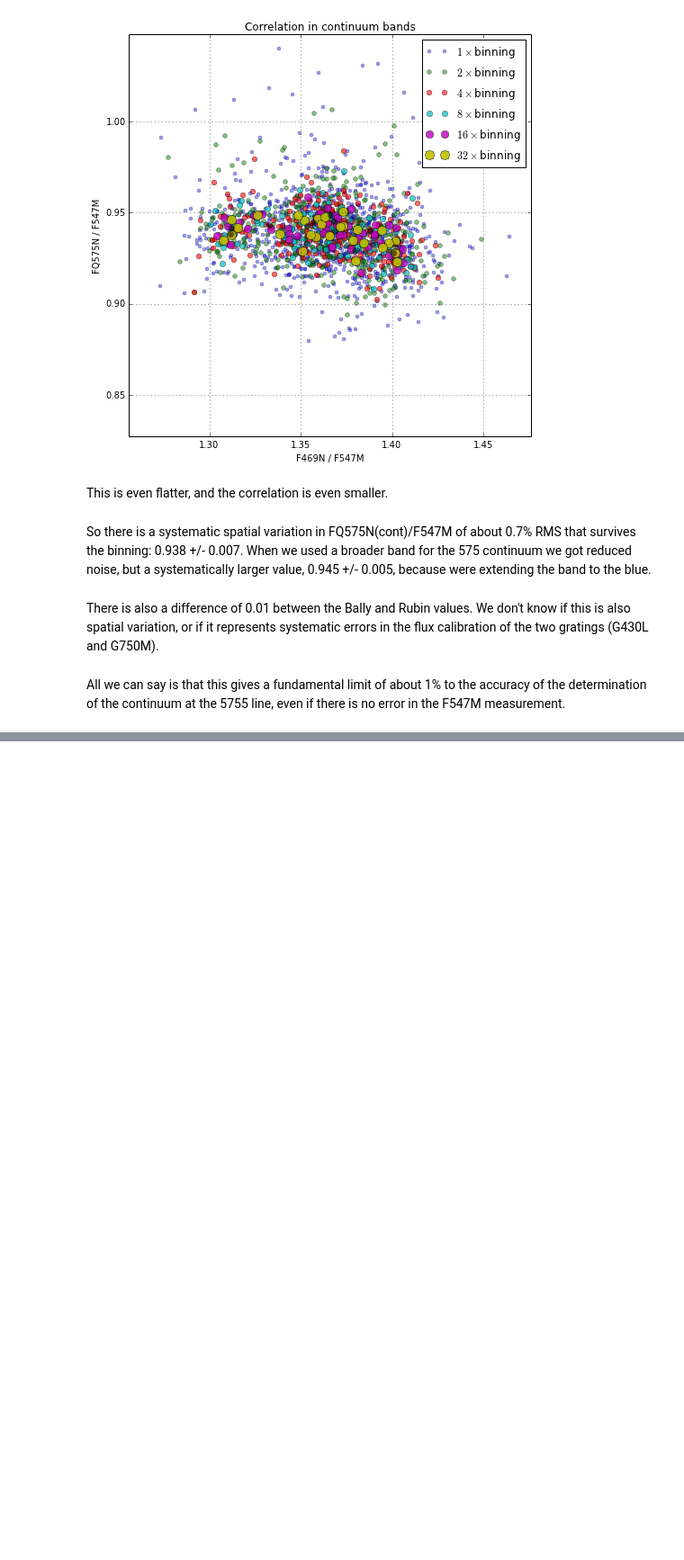
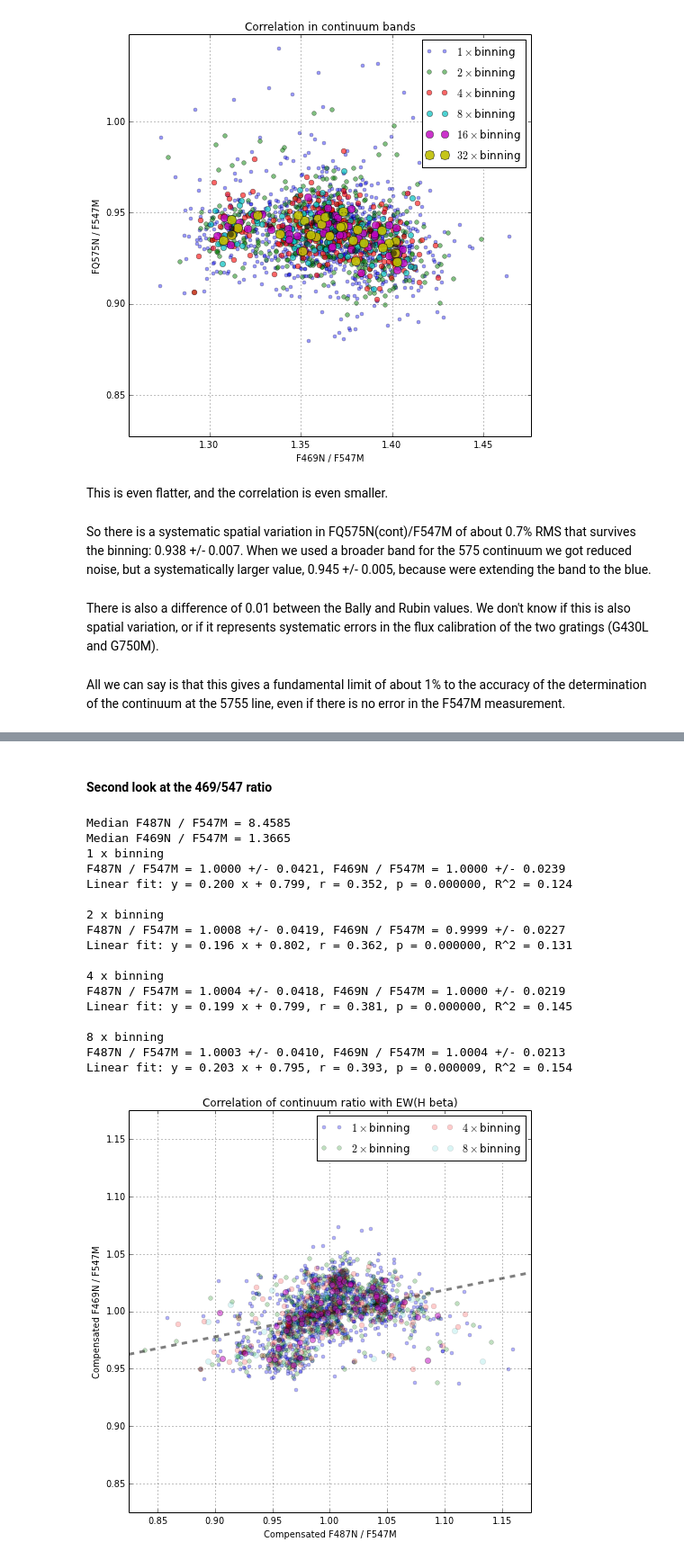
Before and after one commit to deprecated/orion-tsq, a Jupyter notebook: Bally STIS spectrum.ipynb, the cells around one changed output, grey strips where cells are left out. Shown at 90% size. Drawn from its saved outputs; the diff is of its cells as text; code cells hidden in the pictures; blank space fills up the shorter version.

```diff
--- a/Bally STIS spectrum.ipynb
+++ b/Bally STIS spectrum.ipynb
@@ -358,0 +471,80 @@ plot?
+# %% [markdown]
+#### Second look at the 469/547 ratio
+# %%
+F1, F2, F3 = "F487N", "F469N", "F469N shift"
+width = 0.35
+x = xpos*3600
+good_mask = (f547m > 0.8*np.median(f547m)) & (np.abs(np.abs(x) - 11.75) > 0.45) & (xpos < 0.0068786014) & (xpos > -0.0071414223)
+#good_mask = good_mask & (np.abs(x) > 2.0) # exclude proplyd
+rat1 = mean_profile(hdu.data, filters[F1])[good_mask]/f547m[good_mask]
+rat2 = mean_profile(hdu.data, filters[F2])[good_mask]/f547m[good_mask]
+rat3 = mean_profile(hdu.data, filters[F3])[good_mask]/mean_profile(hdu.data, filters[F2])[good_mask]
+rat1m, rat2m, rat3m = [np.median(r) for r in rat1, rat2, rat3]
+rat1 /= rat1m
+rat2 /= rat2m
+rat3 /= rat3m
+
+label1 = "{} / F547M".format(F1.split()[0])
+label2 = "{} / F547M".format(F2.split()[0])
+
+print "Median {} = {:.4f}".format(label1, rat1m)
+print "Median {} = {:.4f}".format(label2, rat2m)
+
+x1 = 1.0 - 0.5*width
+x2 = 1.0 + 0.5*width
+y1 = 1.0 - 0.5*width
+y2 = 1.0 + 0.5*width
+alpha = 0.3
+ms = 4.0
+
+var_rat1, var_rat2, var_rat3 = [], [], []
+bins = np.arange(4)
+xx = np.linspace(x1, x2)
+for i in bins:
+    print "{} x binning".format(2**i)
+    var_rat1.append(np.var(rat1))
+    var_rat2.append(np.var(rat2))
+    var_rat3.append(np.var(rat3))
+    print "{} = {:.4f} +/- {:.4f}, {} = {:.4f} +/- {:.4f}".format(label1, np.median(rat1), np.std(rat1),
+                                                                  label2, np.median(rat2), np.std(rat2))
+    plot(rat1, rat2, "o", alpha=alpha, ms=ms,
+         label=r"${} \times$ binning".format(2**i))
+    slope, intercept, r_value, p_value, std_err = scipy.stats.linregress(rat1, rat2)
+    print "Linear fit: y = {:.3f} x + {:.3f}, r = {:.3f}, p = {:.6f}, R^2 = {:.3f}".format(
+                slope, intercept, r_value, p_value, r_value**2)
+    if i == 3:
+        plot(xx, slope*xx + intercept, "k--", lw=3, alpha=0.5)
+    rat1 = double_up(rat1)
+    rat2 = double_up(rat2)
+    rat3 = double_up(rat3)
+    ms *= 1.2
+    alpha += -0.05
+    print
+plot(rat1, rat2, 'o', alpha=0.5)
+xlim(x1, x2)
+ylim(y1, y2)
+legend(ncol=2)
+grid()
+title("Correlation of continuum ratio with EW(H beta)")
+xlabel("Compensated {}".format(label1))
+ylabel("Compensated {}".format(label2))
+gcf().set_size_inches(8,8)
+# %% [output]
+Median F487N / F547M = 8.4585
+Median F469N / F547M = 1.3665
+1 x binning
+F487N / F547M = 1.0000 +/- 0.0421, F469N / F547M = 1.0000 +/- 0.0239
+Linear fit: y = 0.200 x + 0.799, r = 0.352, p = 0.000000, R^2 = 0.124
+
+2 x binning
+F487N / F547M = 1.0008 +/- 0.0419, F469N / F547M = 0.9999 +/- 0.0227
+Linear fit: y = 0.196 x + 0.802, r = 0.362, p = 0.000000, R^2 = 0.131
+
+4 x binning
+F487N / F547M = 1.0004 +/- 0.0418, F469N / F547M = 1.0000 +/- 0.0219
+Linear fit: y = 0.199 x + 0.799, r = 0.381, p = 0.000000, R^2 = 0.145
+
+8 x binning
+F487N / F547M = 1.0003 +/- 0.0410, F469N / F547M = 1.0004 +/- 0.0213
+Linear fit: y = 0.203 x + 0.795, r = 0.393, p = 0.000009, R^2 = 0.154
+[figure, added]
```
Also changed, not shown: parts of 13 cells of this notebook, 2 other files.
